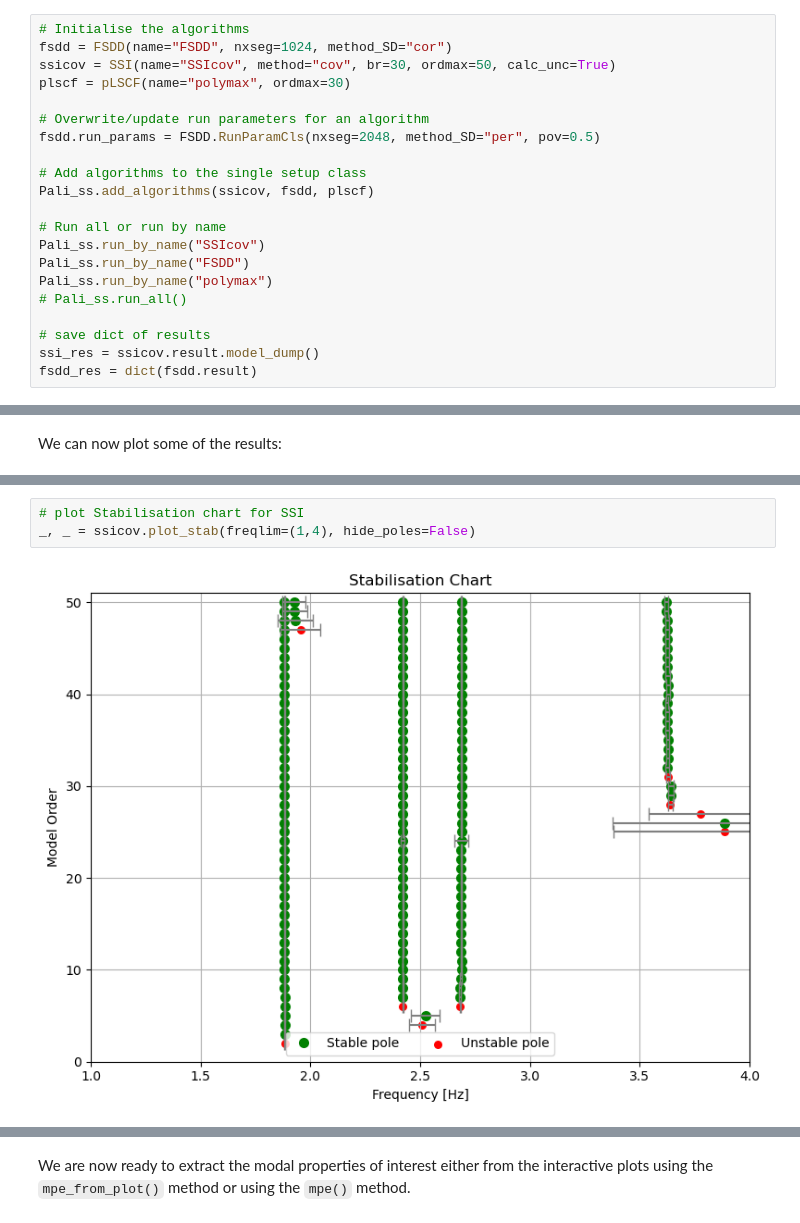
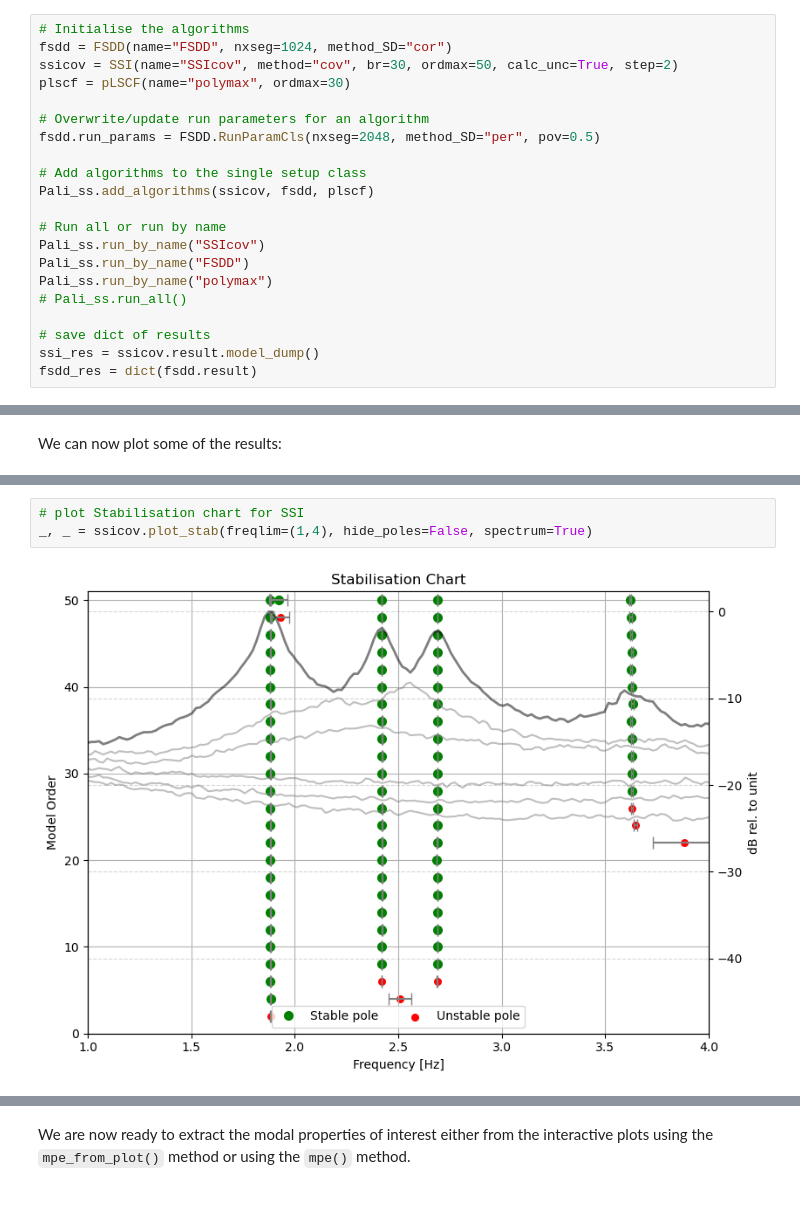
Before and after one commit to dagghe/pyOMA2, a Jupyter notebook: Examples/Example2.ipynb, the cells around one changed output, grey strips where cells are left out. Saved outputs shown, nothing was run; the diff lists cells and outputs as text.

```diff
--- a/Examples/Example2.ipynb
+++ b/Examples/Example2.ipynb
@@ -84,7 +81,7 @@
 # %%
 # Initialise the algorithms
 fsdd = FSDD(name="FSDD", nxseg=1024, method_SD="cor")
-ssicov = SSI(name="SSIcov", method="cov", br=30, ordmax=50, calc_unc=True)
+ssicov = SSI(name="SSIcov", method="cov", br=30, ordmax=50, calc_unc=True, step=2)
 plscf = pLSCF(name="polymax", ordmax=30)
 
 # Overwrite/update run parameters for an algorithm
@@ -121,8 +118,8 @@ _, _ = fsdd.plot_CMIF(freqlim=(1,4))
 # %%
 # plot Stabilisation chart for SSI
-_, _ = ssicov.plot_stab(freqlim=(1,4), hide_poles=False)
+_, _ = ssicov.plot_stab(freqlim=(1,4), hide_poles=False, spectrum=True)
 # %% [output]
-[figure, old version]
+[figure, new version]
 # %%
 # plot frequecy-damping clusters for SSI
 _, _ = ssicov.plot_freqvsdamp(freqlim=(1,4))
```
Also changed, not shown: parts of 14 cells of this notebook, 9 other files.
